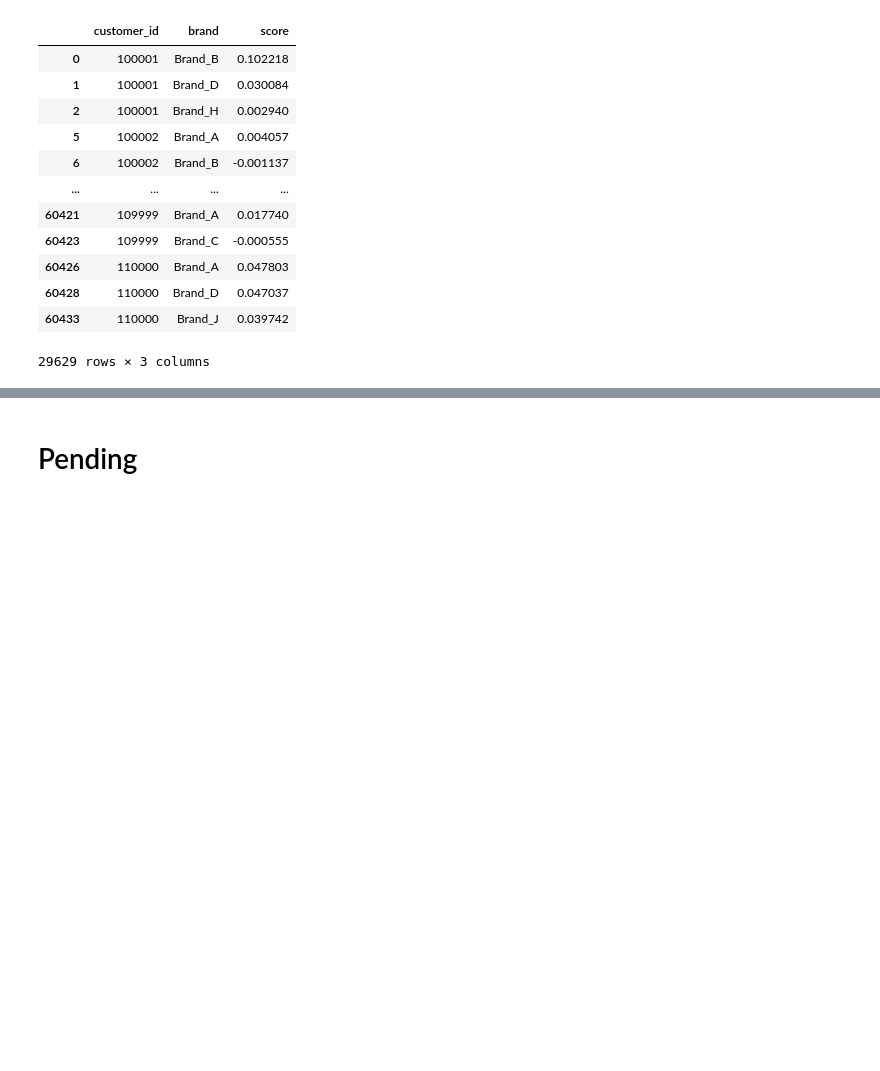
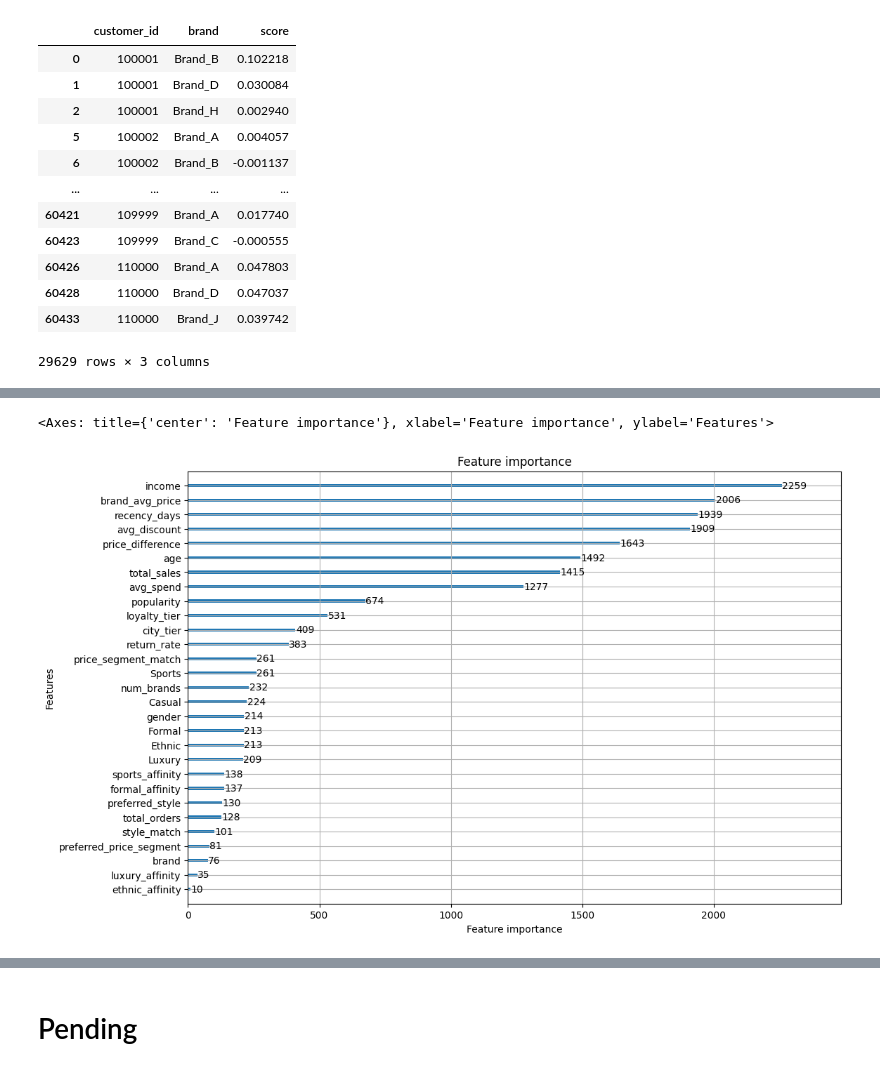
Before and after one commit to EdwinVivek/ML-hands-on-notebooks, a Jupyter notebook: Recommendation Systems/cross-brand expansion.ipynb, the cells around one changed output, grey strips where cells are left out. Drawn from its saved outputs; the diff is of its cells as text; code cells hidden in the pictures; blank space fills up the shorter version.

```diff
--- a/Recommendation Systems/cross-brand expansion.ipynb
+++ b/Recommendation Systems/cross-brand expansion.ipynb
@@ -2712,0 +2952,3 @@ top3_predictions
+# %%
+q1_merged.drop(columns=["_merge", 'season', 'popularity_old'], axis=1, inplace=True)
+q1_merged["label"].value_counts(dropna=False, normalize=True) * 100
@@ -2712,0 +3007,3 @@ top3_predictions
+# %%
+final_merged = pd.concat([merged, q1_merged], axis=0, ignore_index=True)
+final_merged.shape
@@ -2712,0 +3206,11 @@ top3_predictions
+# %%
+
+group_prod = (
+    train_prod_filtered_q1
+    .groupby(["customer_id", "feature_cutoff_date"], sort=False)
+    .size()
+    .values
+)
+
+print(len(group_prod))
+print(np.take(group_prod, range(0, 10)))
@@ -2712,0 +3220,26 @@ top3_predictions
+# %%
+ranker_prod_q1 = LGBMRanker(
+    objective="lambdarank",
+    boosting_type="gbdt",
+    metric="ndcg",
+    learning_rate=0.05,
+    num_leaves=63,
+    n_estimators=300,
+    random_state=42,
+    n_jobs=-1
+)
+
+ranker_prod_q1.fit(
+    X_train_prod_q1,
+    y_train_prod_q1,
+    group=group_prod,
+    feature_name=X_train_prod_q1.columns.to_list(),
+    categorical_feature=categorical_cols.to_list(),
+    #eval_set=[(X_val, y_val)],
+    #eval_group=[val_group],
+    #eval_metric="ndcg",
+    # callbacks=[
+    #     early_stopping(stopping_rounds=300), # Stop if val metric doesn't improve for 10 rounds
+    #     log_evaluation(period=1)            # Print metrics at every boosting round
+    #]
+)
@@ -2712,0 +3254,5 @@ top3_predictions
+# %%
+plot_importance(ranker_prod_q1, figsize = (12,8))
+# %% [output]
+<Axes: title={'center': 'Feature importance'}, xlabel='Feature importance', ylabel='Features'>
+[figure, added]
```
Also changed, not shown: parts of 105 cells of this notebook, 5 other files.
